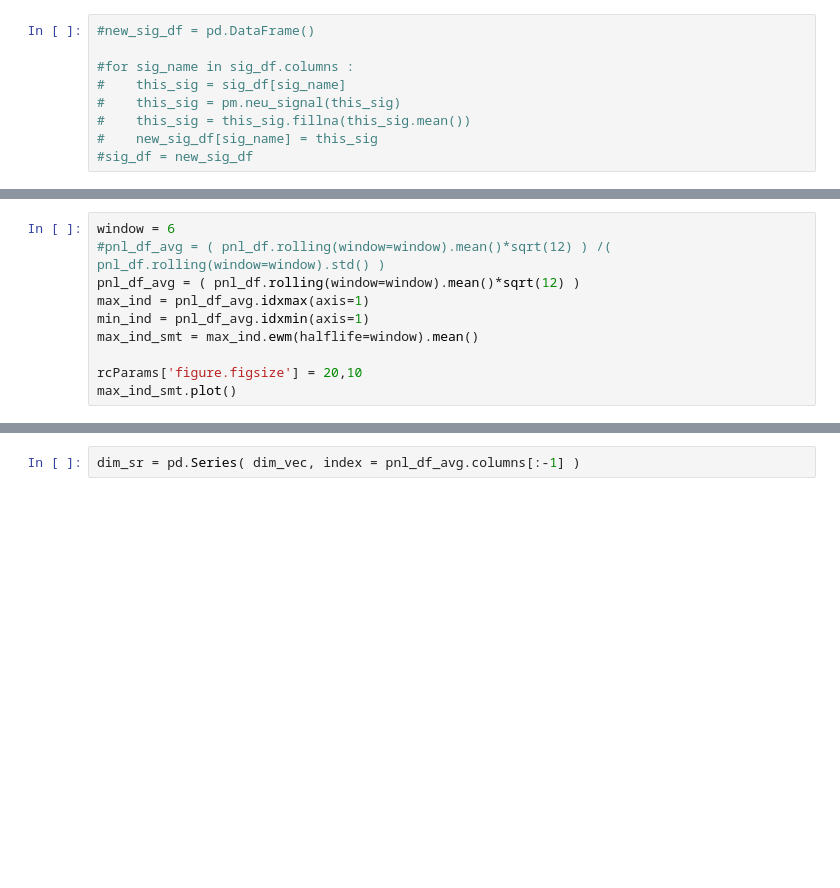
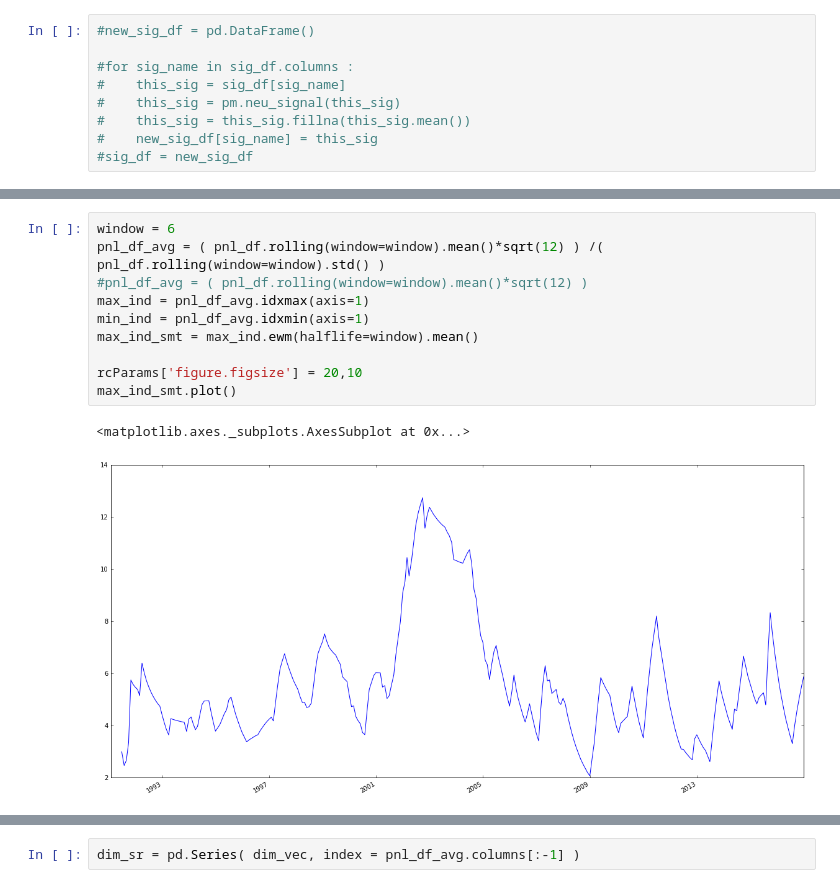
Before and after one commit to Raghuramkowdeed/afp, a Jupyter notebook: notebooks/run_pls.ipynb, the cells around one changed output, grey strips where cells are left out. Drawn from its saved outputs; the diff is of its cells as text; blank space fills up the shorter version.

```diff
--- a/notebooks/run_pls.ipynb
+++ b/notebooks/run_pls.ipynb
@@ -120,12 +158,15 @@ max_ind_smt.plot()
 # %%
 window = 6
-#pnl_df_avg = ( pnl_df.rolling(window=window).mean()*sqrt(12) ) /( pnl_df.rolling(window=window).std() )
-pnl_df_avg = ( pnl_df.rolling(window=window).mean()*sqrt(12) )
+pnl_df_avg = ( pnl_df.rolling(window=window).mean()*sqrt(12) ) /( pnl_df.rolling(window=window).std() )
+#pnl_df_avg = ( pnl_df.rolling(window=window).mean()*sqrt(12) )
 max_ind = pnl_df_avg.idxmax(axis=1)
 min_ind = pnl_df_avg.idxmin(axis=1)
 max_ind_smt = max_ind.ewm(halflife=window).mean()
 
 rcParams['figure.figsize'] = 20,10
 max_ind_smt.plot()
+# %% [output]
+<matplotlib.axes._subplots.AxesSubplot at 0x...>
+[figure, added]
 # %%
 (pnl_df_avg.iloc[:,-2] - pnl_df_avg.iloc[:,0] ).plot()
```
Also changed, not shown: parts of 17 cells of this notebook, 7 other files.
